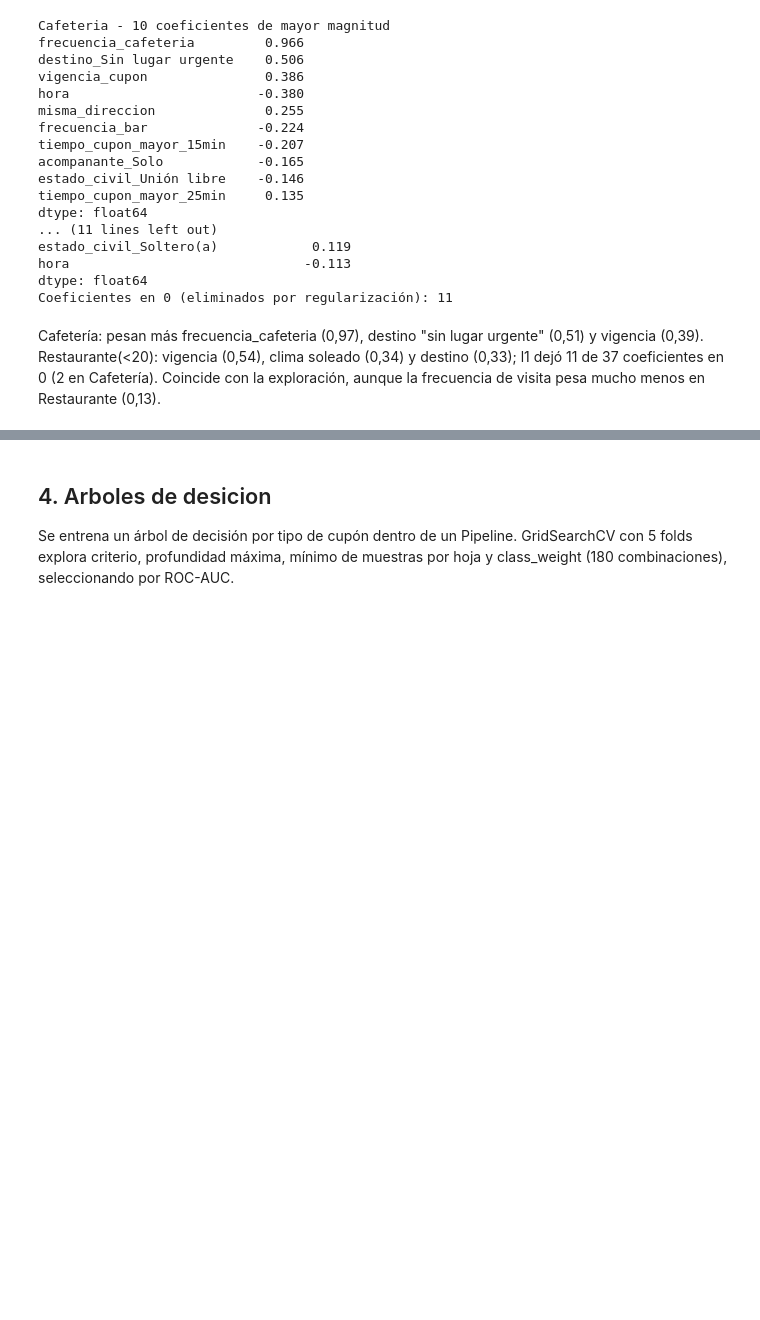
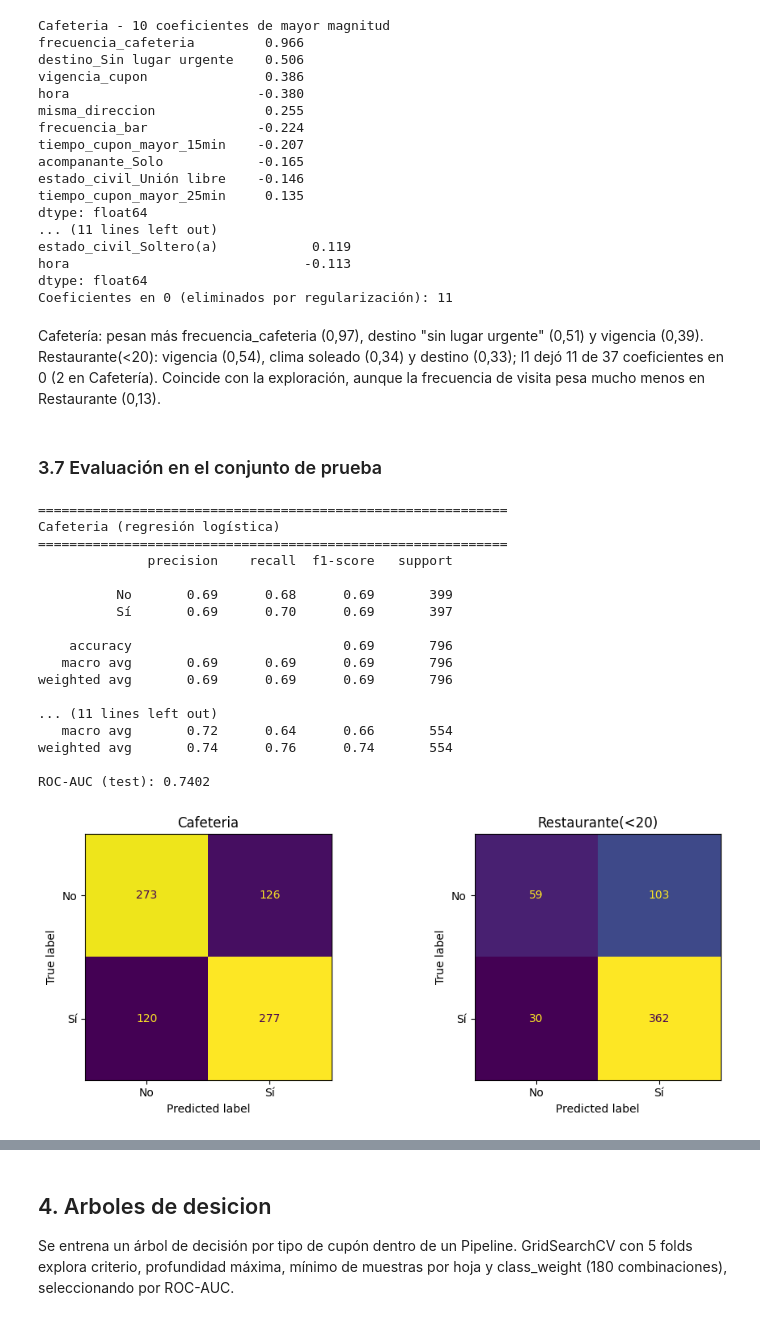
Before and after one commit to nreyl/ML-L3-G44, a Jupyter notebook: L3.ipynb, the cells around one changed output, grey strips where cells are left out. Cells and saved outputs as stored; diff of their text form; code cells hidden in the pictures; blank space fills up the shorter version.

```diff
--- a/L3.ipynb
+++ b/L3.ipynb
@@ -559,3 +559,41 @@ dtype: float64
 Coeficientes en 0 (eliminados por regularización): 11
 # %% [markdown]
 Cafetería: pesan más frecuencia_cafeteria (0,97), destino "sin lugar urgente" (0,51) y vigencia (0,39). Restaurante(<20): vigencia (0,54), clima soleado (0,34) y destino (0,33); l1 dejó 11 de 37 coeficientes en 0 (2 en Cafetería). Coincide con la exploración, aunque la frecuencia de visita pesa mucho menos en Restaurante (0,13).
+# %% [markdown]
+### 3.7 Evaluación en el conjunto de prueba
+# %%
+for n, gs in modelos.items():
+    X_tr, X_te, y_tr, y_te = splits[n]
+    y_pred = gs.predict(X_te)
+    y_prob = gs.predict_proba(X_te)[:, 1]
+    print(f"\n{'='*60}\n{n} (regresión logística)\n{'='*60}")
+    print(classification_report(y_te, y_pred, target_names=["No", "Sí"]))
+    print(f"ROC-AUC (test): {roc_auc_score(y_te, y_prob):.4f}")
+
+fig, axes = plt.subplots(1, 2, figsize=(10, 4))
+for ax, (n, gs) in zip(axes, modelos.items()):
+    X_te, y_te = splits[n][1], splits[n][3]
+    ConfusionMatrixDisplay.from_estimator(gs.best_estimator_, X_te, y_te,
+                                          display_labels=["No", "Sí"], ax=ax, colorbar=False)
+    ax.set_title(n)
+plt.tight_layout()
+plt.show()
+# %% [output]
+============================================================
+Cafeteria (regresión logística)
+============================================================
+              precision    recall  f1-score   support
+
+          No       0.69      0.68      0.69       399
+          Sí       0.69      0.70      0.69       397
+
+    accuracy                           0.69       796
+   macro avg       0.69      0.69      0.69       796
+weighted avg       0.69      0.69      0.69       796
+
+... (11 lines left out)
+   macro avg       0.72      0.64      0.66       554
+weighted avg       0.74      0.76      0.74       554
+
+ROC-AUC (test): 0.7402
+[figure, added]
```
Also changed, not shown: parts of 32 cells of this notebook, 1 other file.
